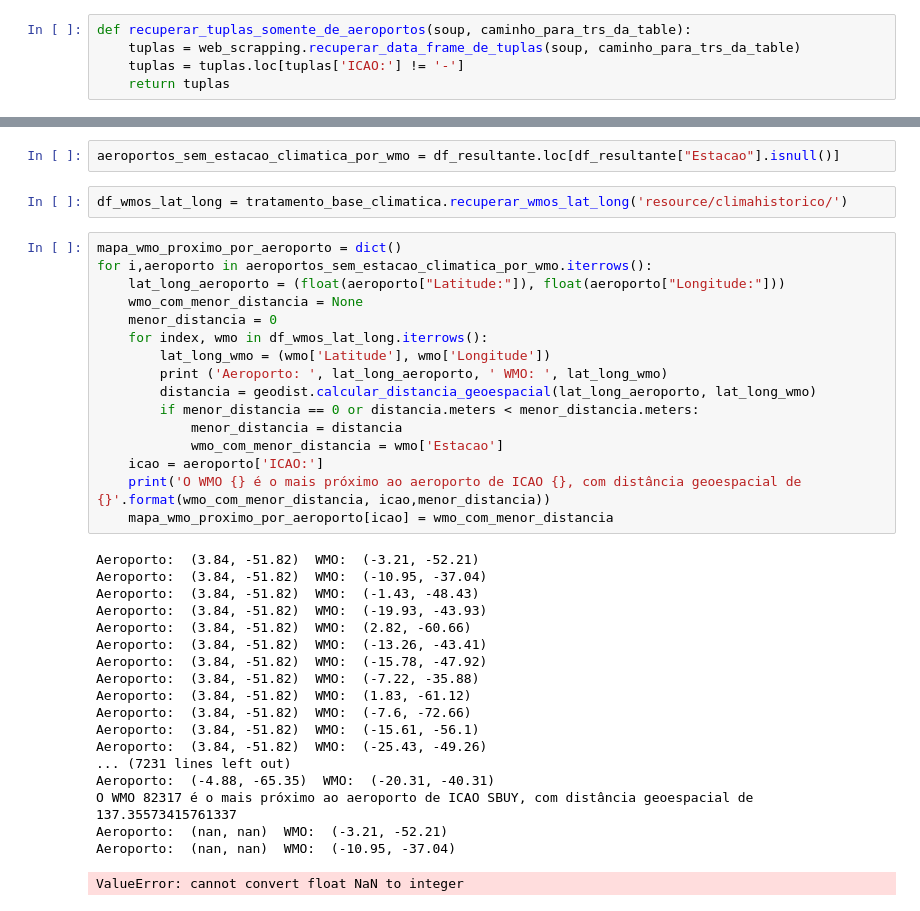
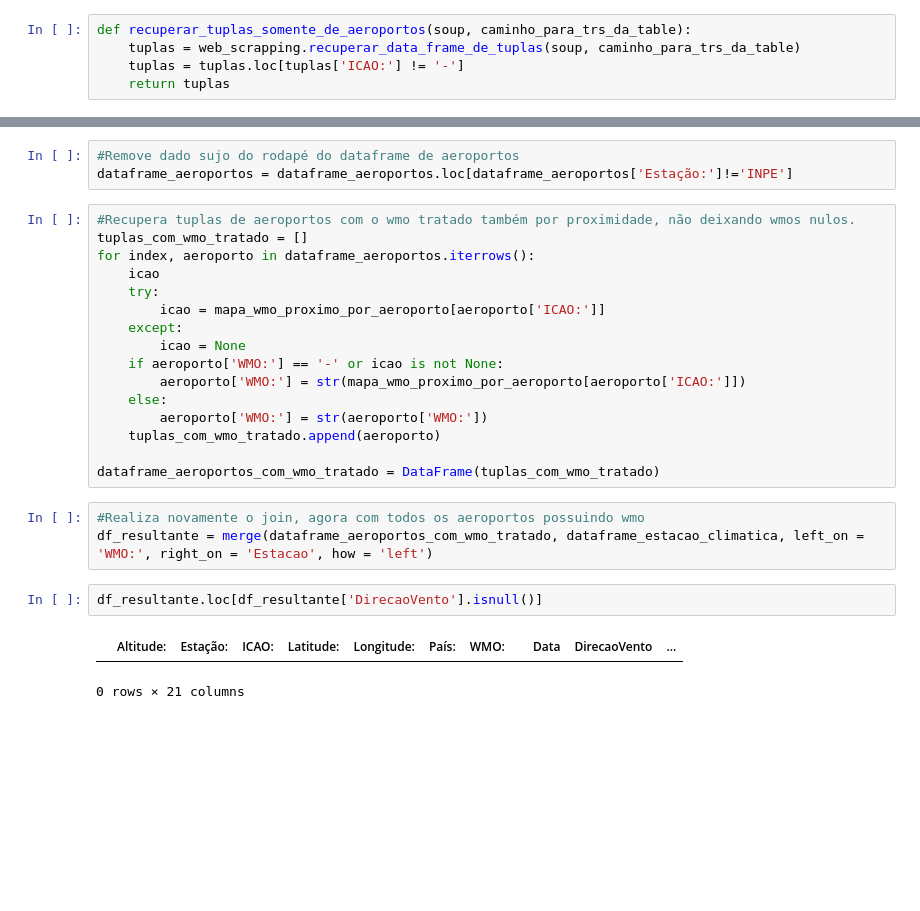
Before and after one commit to carlosm715/projeto-final-big-data, a Jupyter notebook: tratamentodedados/climaticos/dominio_clima.ipynb, the cells around one changed output, grey strips where cells are left out. Cells and saved outputs as stored; diff of their text form; blank space fills up the shorter version.

Commit message:
Finalização das informações de bases climáticas

```diff
--- a/tratamentodedados/climaticos/dominio_clima.ipynb
+++ b/tratamentodedados/climaticos/dominio_clima.ipynb
@@ -19,39 +66,27 @@ df_resultante = merge(dataframe_aeroportos, dataframe_estacao_climatica, left_on
+# %%
+#Remove dado sujo do rodapé do dataframe de aeroportos
+dataframe_aeroportos = dataframe_aeroportos.loc[dataframe_aeroportos['Estação:']!='INPE']
+# %%
+#Recupera tuplas de aeroportos com o wmo tratado também por proximidade, não deixando wmos nulos.
+tuplas_com_wmo_tratado = []
+for index, aeroporto in dataframe_aeroportos.iterrows():
+    icao
+    try:
+        icao = mapa_wmo_proximo_por_aeroporto[aeroporto['ICAO:']]
+    except:
+        icao = None
+    if aeroporto['WMO:'] == '-' or icao is not None:
+        aeroporto['WMO:'] = str(mapa_wmo_proximo_por_aeroporto[aeroporto['ICAO:']])
+    else:
+        aeroporto['WMO:'] = str(aeroporto['WMO:'])
+    tuplas_com_wmo_tratado.append(aeroporto)
+
+dataframe_aeroportos_com_wmo_tratado = DataFrame(tuplas_com_wmo_tratado)
+# %%
+#Realiza novamente o join, agora com todos os aeroportos possuindo wmo
+df_resultante = merge(dataframe_aeroportos_com_wmo_tratado, dataframe_estacao_climatica, left_on = 'WMO:', right_on = 'Estacao', how = 'left')
 # %%
-aeroportos_sem_estacao_climatica_por_wmo = df_resultante.loc[df_resultante["Estacao"].isnull()]
+df_resultante.loc[df_resultante['DirecaoVento'].isnull()]
+# %% [output]
+|  | Altitude: | Estação: | ICAO: | Latitude: | Longitude: | País: | WMO: |  | Data | DirecaoVento | ... |
+0 rows × 21 columns
-# %%
-df_wmos_lat_long = tratamento_base_climatica.recuperar_wmos_lat_long('resource/climahistorico/')
-# %%
-mapa_wmo_proximo_por_aeroporto = dict()
-for i,aeroporto in aeroportos_sem_estacao_climatica_por_wmo.iterrows():
-    lat_long_aeroporto = (float(aeroporto["Latitude:"]), float(aeroporto["Longitude:"]))
-    wmo_com_menor_distancia = None
-    menor_distancia = 0
-    for index, wmo in df_wmos_lat_long.iterrows():
-        lat_long_wmo = (wmo['Latitude'], wmo['Longitude'])
-        print ('Aeroporto: ', lat_long_aeroporto, ' WMO: ', lat_long_wmo)
-        distancia = geodist.calcular_distancia_geoespacial(lat_long_aeroporto, lat_long_wmo)
-        if menor_distancia == 0 or distancia.meters < menor_distancia.meters:
-            menor_distancia = distancia
-            wmo_com_menor_distancia = wmo['Estacao']
-    icao = aeroporto['ICAO:']
-    print('O WMO {} é o mais próximo ao aeroporto de ICAO {}, com distância geoespacial de {}'.format(wmo_com_menor_distancia, icao,menor_distancia))
-    mapa_wmo_proximo_por_aeroporto[icao] = wmo_com_menor_distancia
-# %% [output]
-Aeroporto:  (3.84, -51.82)  WMO:  (-3.21, -52.21)
-Aeroporto:  (3.84, -51.82)  WMO:  (-10.95, -37.04)
-Aeroporto:  (3.84, -51.82)  WMO:  (-1.43, -48.43)
-Aeroporto:  (3.84, -51.82)  WMO:  (-19.93, -43.93)
-Aeroporto:  (3.84, -51.82)  WMO:  (2.82, -60.66)
-Aeroporto:  (3.84, -51.82)  WMO:  (-13.26, -43.41)
-Aeroporto:  (3.84, -51.82)  WMO:  (-15.78, -47.92)
-Aeroporto:  (3.84, -51.82)  WMO:  (-7.22, -35.88)
-Aeroporto:  (3.84, -51.82)  WMO:  (1.83, -61.12)
-Aeroporto:  (3.84, -51.82)  WMO:  (-7.6, -72.66)
-Aeroporto:  (3.84, -51.82)  WMO:  (-15.61, -56.1)
-Aeroporto:  (3.84, -51.82)  WMO:  (-25.43, -49.26)
-... (7231 lines left out)
-Aeroporto:  (-4.88, -65.35)  WMO:  (-20.31, -40.31)
-O WMO 82317 é o mais próximo ao aeroporto de ICAO SBUY, com distância geoespacial de 137.35573415761337
-Aeroporto:  (nan, nan)  WMO:  (-3.21, -52.21)
-Aeroporto:  (nan, nan)  WMO:  (-10.95, -37.04)
-ValueError: cannot convert float NaN to integer
```
Also changed, not shown: parts of 12 cells of this notebook, 1 other file.
